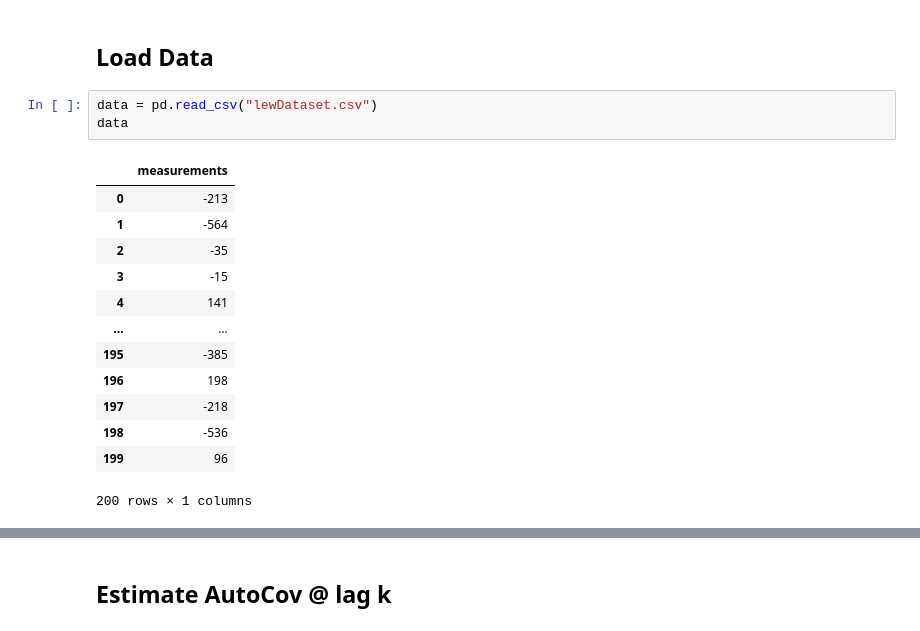
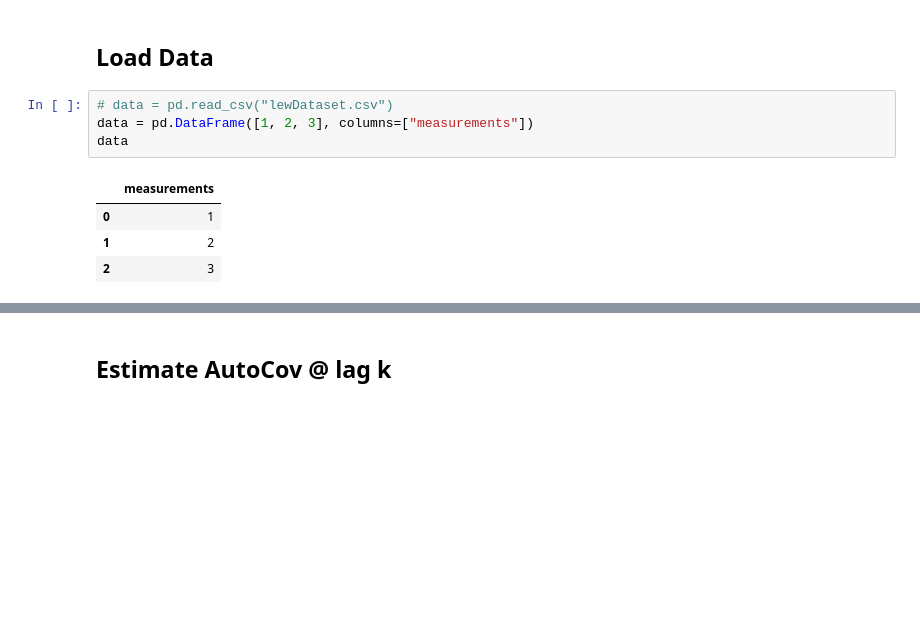
Before and after one commit to Brinkley97/book-forecasting_and_control, a Jupyter notebook: part_1/2-autocorrelation_func_and_spectrum_of_stationary_process/exercises/2.4.2.ipynb, the cells around one changed output, grey strips where cells are left out. Cells and saved outputs as stored; diff of their text form; blank space fills up the shorter version.

```diff
--- a/part_1/2-autocorrelation_func_and_spectrum_of_stationary_process/exercises/2.4.2.ipynb
+++ b/part_1/2-autocorrelation_func_and_spectrum_of_stationary_process/exercises/2.4.2.ipynb
@@ -27,22 +27,14 @@ import pandas as pd
 # %% [markdown]
 ## Load Data
 # %%
-data = pd.read_csv("lewDataset.csv")
+# data = pd.read_csv("lewDataset.csv")
+data = pd.DataFrame([1, 2, 3], columns=["measurements"])
 data
 # %% [output]
 |  | measurements |
-| 0 | -213 |
-| 1 | -564 |
-| 2 | -35 |
-| 3 | -15 |
-| 4 | 141 |
-| ... | ... |
-| 195 | -385 |
-| 196 | 198 |
-| 197 | -218 |
-| 198 | -536 |
-| 199 | 96 |
+| 0 | 1 |
+| 1 | 2 |
+| 2 | 3 |
-200 rows × 1 columns
 # %%
 z = data['measurements']
 N = len(z)
```
Also changed, not shown: parts of 3 cells of this notebook.
